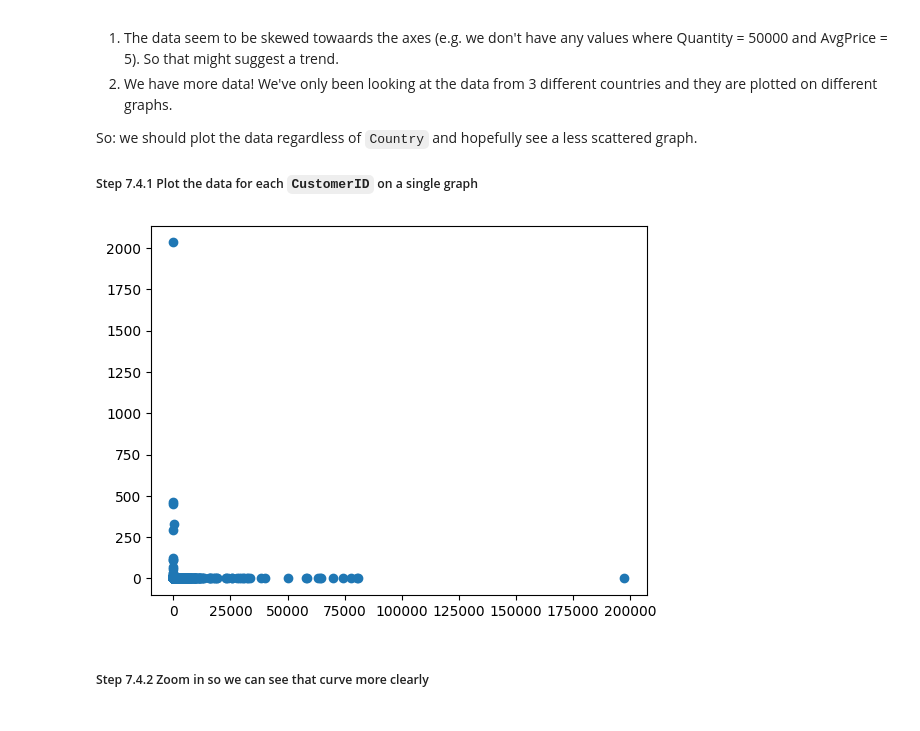
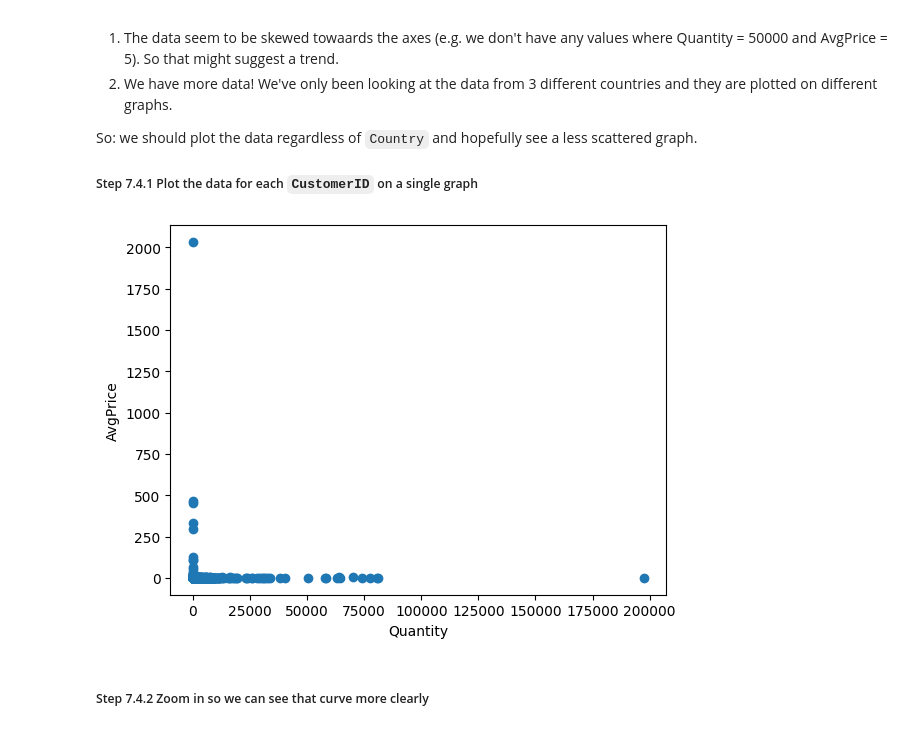
Before and after one commit to progen1tor/pandas-exercises-progress, a Jupyter notebook: 07_visualization/online_retail.ipynb, the cells around one changed output. Saved outputs shown, nothing was run; the diff lists cells and outputs as text; code cells hidden in the pictures.

```diff
--- a/07_visualization/online_retail.ipynb
+++ b/07_visualization/online_retail.ipynb
@@ -218,10 +203,12 @@ So: we should plot the data regardless of `Country` and hopefully see a less sca
 # %%
 cust = online_rt_copy.groupby('CustomerID')[['Quantity', 'Revenue']].sum()
 cust['AvgPrice'] = cust.Revenue / cust.Quantity
 
-plt.scatter(cust.Quantity, cust.AvgPrice);
+plt.scatter(cust.Quantity, cust.AvgPrice)
+plt.xlabel('Quantity')
+plt.ylabel('AvgPrice');
 # %% [output]
-[figure, old version]
+[figure, new version]
 # %% [markdown]
 ##### Step 7.4.2 Zoom in so we can see that curve more clearly
 # %%
```
Also changed, not shown: parts of 6 cells of this notebook.
